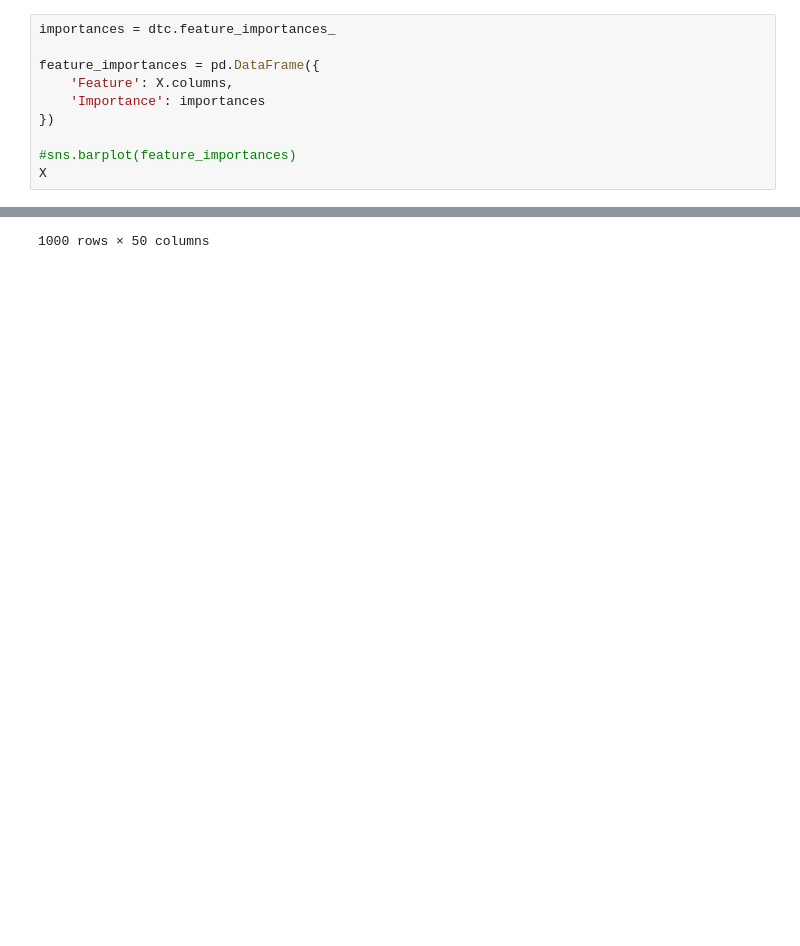
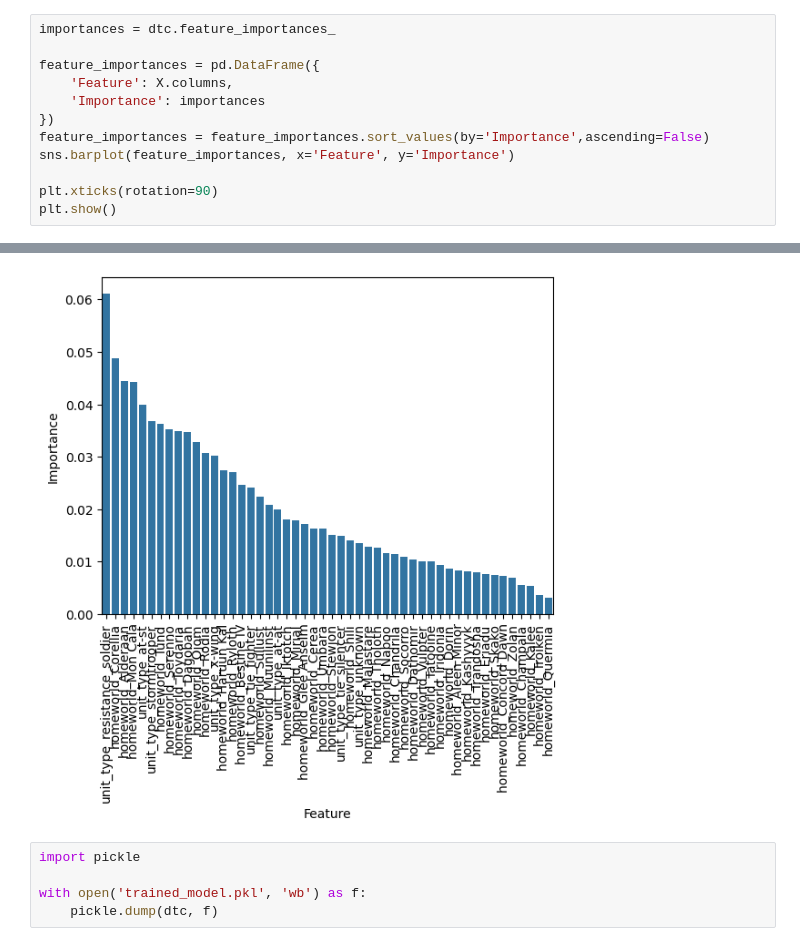
Before and after one commit to Ethan-The-Absent/EDPGP3, a Jupyter notebook: EDPGP.ipynb, the cells around one changed output, grey strips where cells are left out. Cells and saved outputs as stored; diff of their text form; blank space fills up the shorter version.

```diff
--- a/EDPGP.ipynb
+++ b/EDPGP.ipynb
@@ -99,7 +99,9 @@ feature_importances = pd.DataFrame({
     'Feature': X.columns,
     'Importance': importances
 })
+feature_importances = feature_importances.sort_values(by='Importance',ascending=False)
+sns.barplot(feature_importances, x='Feature', y='Importance')
 
-#sns.barplot(feature_importances)
-X
+plt.xticks(rotation=90)
+plt.show()
 # %% [output]
@@ -118 +108,6 @@ X
-1000 rows × 50 columns
+[figure, added]
+# %%
+import pickle
+
+with open('trained_model.pkl', 'wb') as f:
+    pickle.dump(dtc, f)
```
Also changed, not shown: parts of 8 cells of this notebook.
